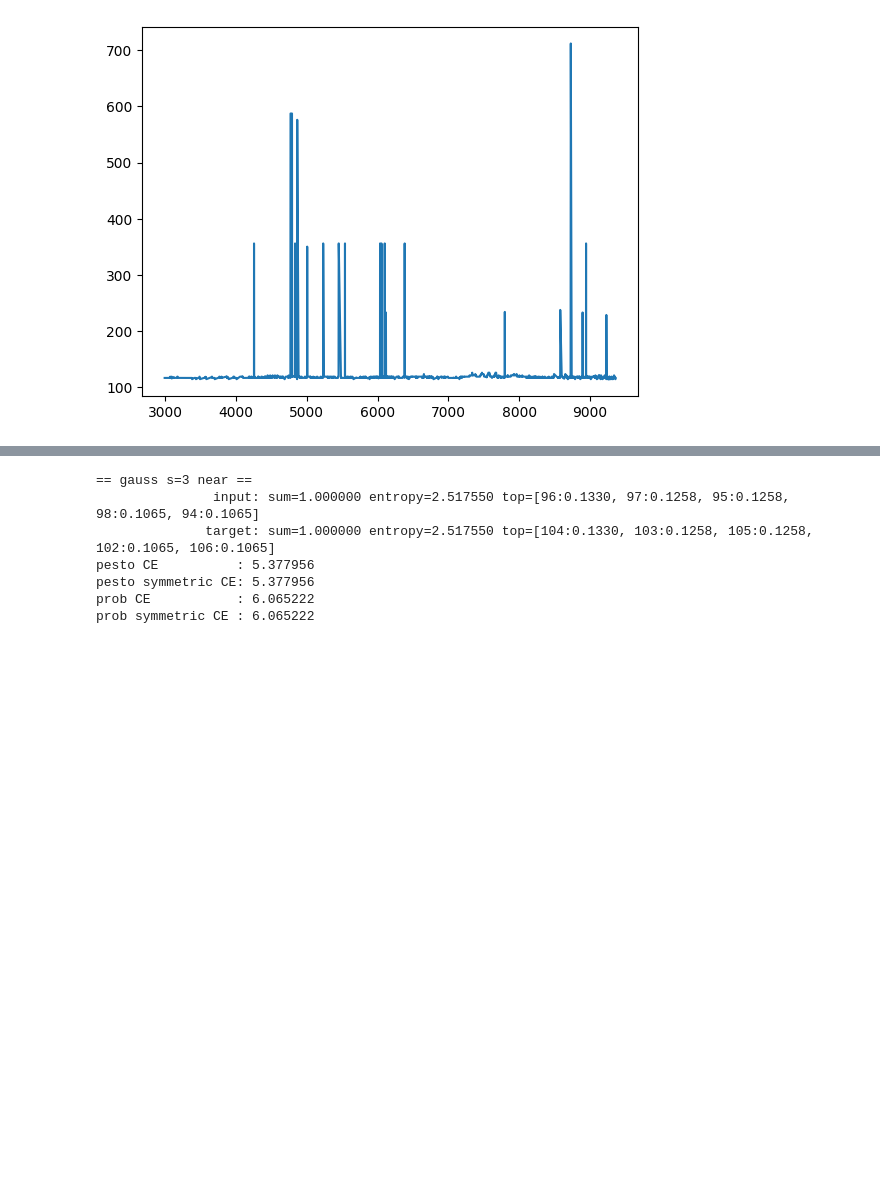
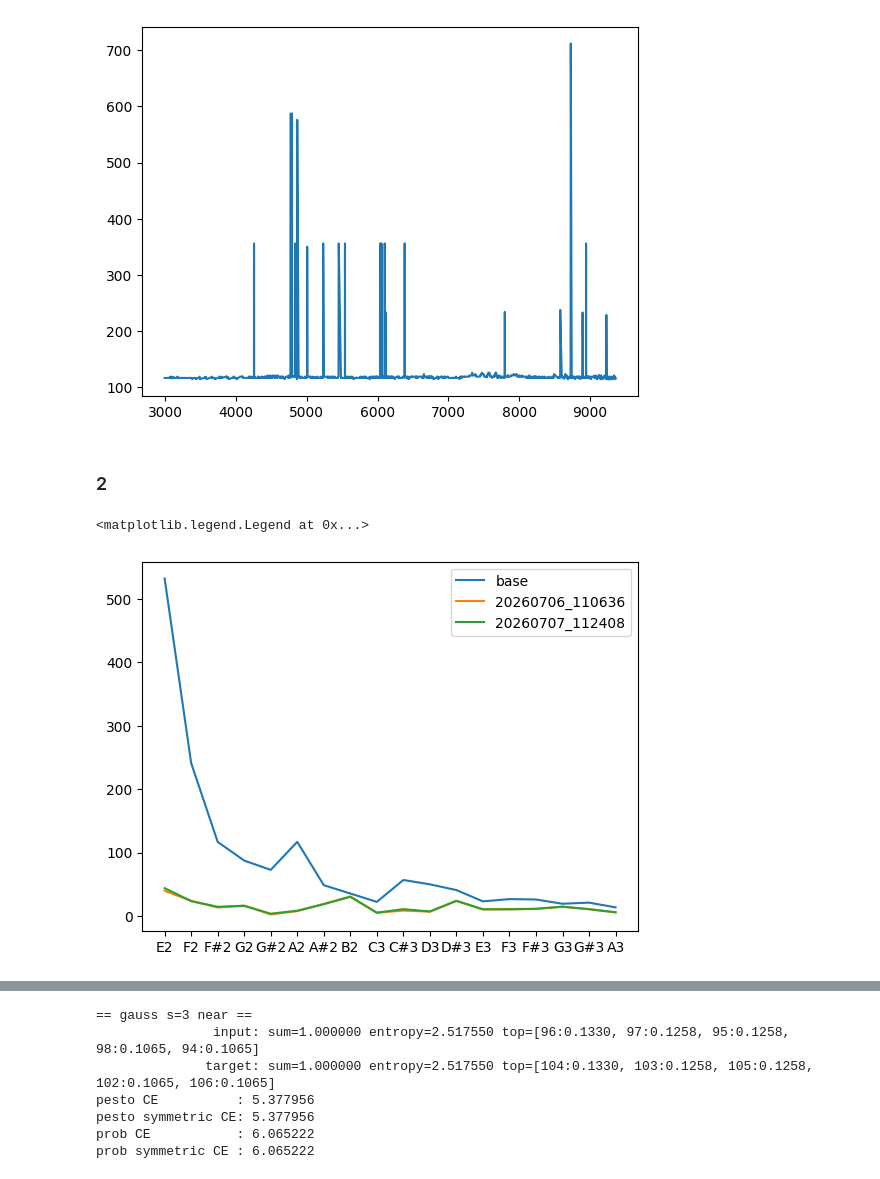
Before and after one commit to falkodem/BassEmulatorVST, a Jupyter notebook: ml/check.ipynb, the cells around one changed output, grey strips where cells are left out. Drawn from its saved outputs; the diff is of its cells as text; code cells hidden in the pictures; blank space fills up the shorter version.

```diff
--- a/ml/check.ipynb
+++ b/ml/check.ipynb
@@ -104,3 +107,9 @@ plt.plot(c['f0_hz'])
 # %% [output]
 [<matplotlib.lines.Line2D at 0x...>]
 [figure]
+# %% [markdown]
+### 2
+# %%
+a = pd.read_csv('../runs/pitch_eval/onnx_models_20260722_005615/summary.csv')
+b = pd.read_csv('../runs/pitch_eval/onnx_models_20260722_005615/summary_e2_e4.csv')
+c = pd.read_csv('../runs/pitch_eval/onnx_models_20260722_005615/per_file.csv')
@@ -106,0 +118,17 @@ plt.plot(c['f0_hz'])
+# %%
+note_order = ['E2','F2','F#2','G2','G#2', 'A2', 'A#2', 'B2', 'C3', 'C#3', 'D3', 'D#3', 'E3', 'F3', 'F#3', 'G3', 'G#3', 'A3', ]
+feature = 'bias_cents'
+
+from collections import defaultdict
+traces = defaultdict(list)
+for model in c['model'].unique():
+    sl = c[c['model']==model]
+    for note in note_order:
+        traces[model].append(sl[sl['note']==note][feature].values.item())
+plt.plot(note_order, traces['base'])
+plt.plot(note_order, traces['20260706_110636'])
+plt.plot(note_order, traces['20260707_112408'])
+plt.legend(['base', '20260706_110636', '20260707_112408'])
+# %% [output]
+<matplotlib.legend.Legend at 0x...>
+[figure, added]
```
Also changed, not shown: parts of 11 cells of this notebook, 13 other files.
